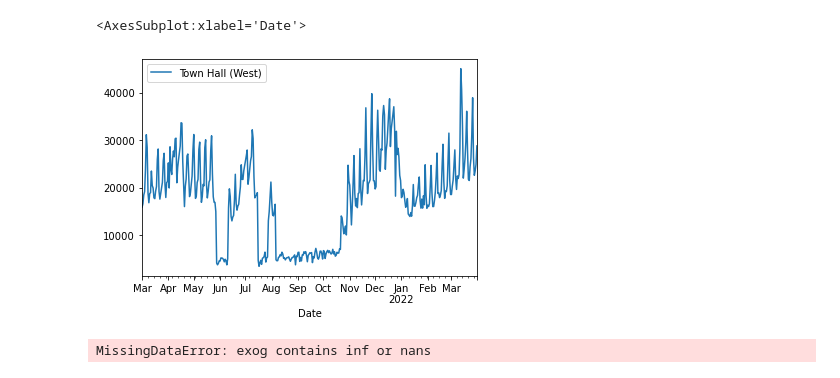
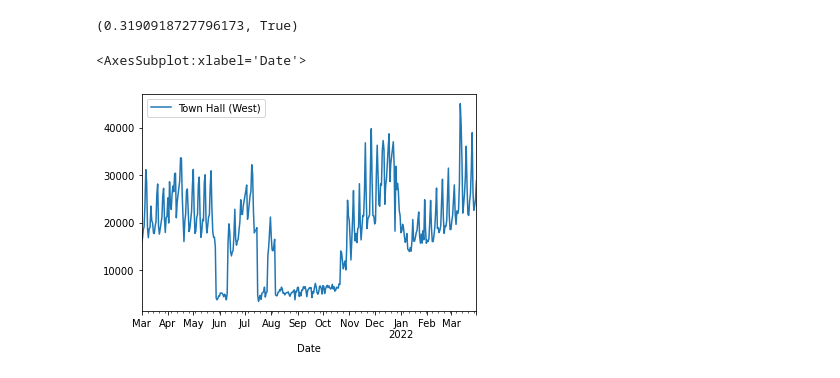
Before and after one commit to Megalodonte/BGHWSW, a Jupyter notebook: HWSWBG2/codes/yearly.ipynb, the cells around one changed output. Saved outputs shown, nothing was run; the diff lists cells and outputs as text; code cells hidden in the pictures.

```diff
--- a/HWSWBG2/codes/yearly.ipynb
+++ b/HWSWBG2/codes/yearly.ipynb
@@ -55,0 +11,19 @@ Date
+# %%
+global location
+location = "Town Hall (West)"
+def new_read(csv,total_hrs=None):
+    df = pd.read_csv(csv)
+    df = df[["Date","Hour",location]]
+    df[location] = pd.to_numeric(df[location],errors="coerce")
+    df["Date"] = pd.to_datetime(df["Date"], dayfirst=True)
+    df['Date'] = pd.to_datetime(df['Date']) + pd.to_timedelta(df['Hour'], unit='h')
+    df = df[["Date",location]]
+    df.set_index("Date", drop=True, inplace=True)
+    if total_hrs:
+        df = df[:total_hrs]
+    return df
+# %%
+files = os.path.join("..\\dataset\\yearly\\", "ds*.csv")
+files = glob.glob(files)
+df = pd.concat(map(new_read, files))
+df
@@ -55,0 +45,3 @@ Date
+# %%
+df = df.dropna()
+df
@@ -55,0 +63,3 @@ Date
+# %%
+df=df.groupby(pd.Grouper(freq='D')).sum()
+df
@@ -56,21 +81,11 @@ Date
+# %%
+from pmdarima.arima import ADFTest
+adf_test = ADFTest(alpha = 0.05)
+adf_test.should_diff(df)
+# %% [output]
+(0.3190918727796173, True)
 # %%
-sm.plot(y='Town Hall (West)', kind = 'line')
+df.plot(kind = 'line')
 # %% [output]
 <AxesSubplot:xlabel='Date'>
-[figure, old version]
+[figure, new version]
-# %%
-from statsmodels.tsa.stattools import adfuller
-
-def adfuller_test(x):
-    result=adfuller(x)
-    labels = ['ADF Test Statistic','p-value','#Lags Used','Number of Observations']
-    for value,label in zip(result,labels):
-        print(label+' : '+str(value) )
-    if result[1] <= 0.05:
-        print("strong evidence against the null hypothesis(Ho), reject the null hypothesis. Data is stationary")
-    else:
-        print("weak evidence against null hypothesis,indicating it is non-stationary ")
-
-adfuller_test(df['Town Hall (West)'])
-# %% [output]
-MissingDataError: exog contains inf or nans
```
Also changed, not shown: parts of 10 cells of this notebook, 1 other file.
